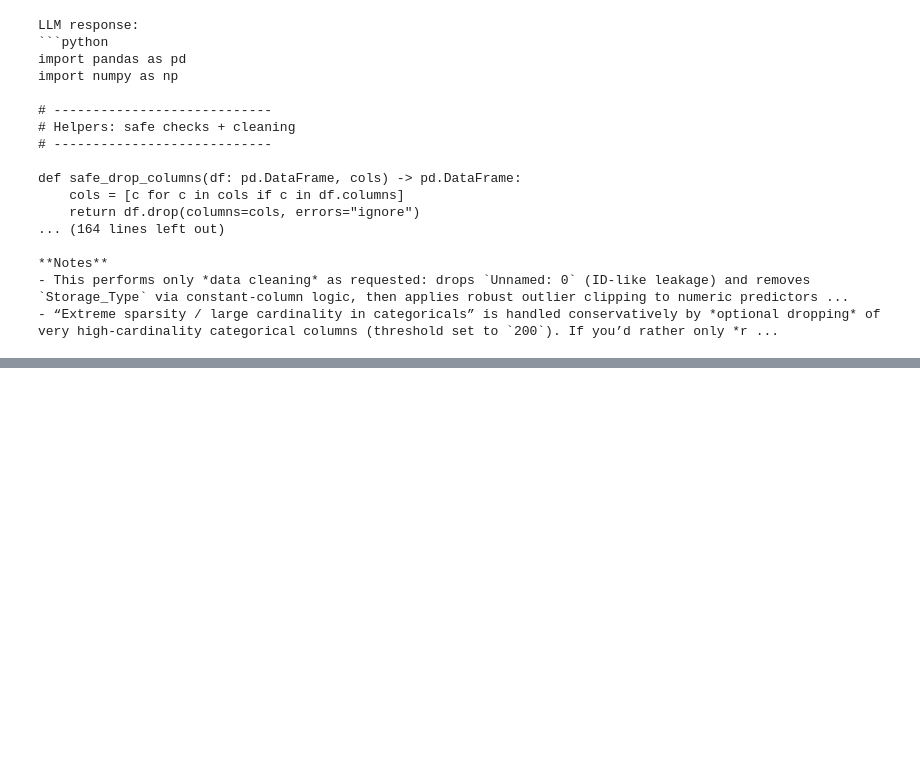
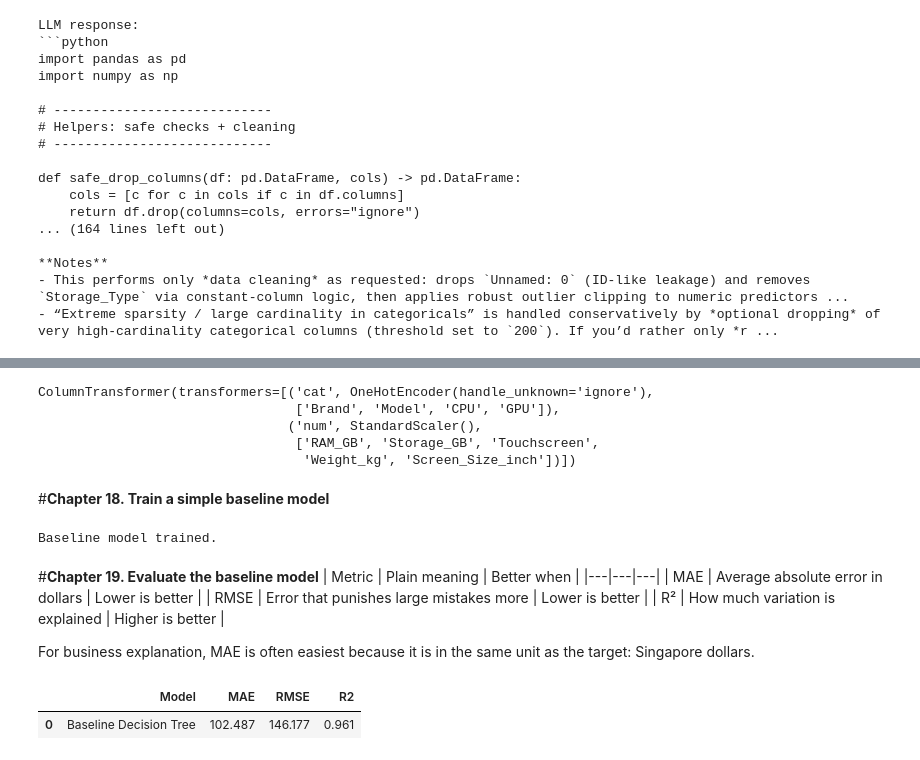
Before and after one commit to miffylim2308/ADALL_github, a Jupyter notebook: ADALL_My_Template.ipynb, the cells around one changed output, grey strips where cells are left out. Saved outputs shown, nothing was run; the diff lists cells and outputs as text; code cells hidden in the pictures; blank space fills up the shorter version.

```diff
--- a/ADALL_My_Template.ipynb
+++ b/ADALL_My_Template.ipynb
@@ -636,0 +833,10 @@ def safe_drop_columns(df: pd.DataFrame, cols) -> pd.DataFrame:
+# %%
+cat_columns = X_train.select_dtypes(include=['object', 'category']).columns.tolist()
+num_columns = X_train.select_dtypes(exclude=['object', 'category']).columns.tolist()
+
+print('Categorical columns:', cat_columns)
+print('Numeric columns:', num_columns)
+# This cell separates the input columns by data type.
+# cat_columns stores text/category columns, such as brand or CPU type.
+# num_columns stores numeric columns, such as RAM, storage, or weight.
+# This is needed because categorical and numeric columns usually need different preprocessing steps.
@@ -636,0 +848,70 @@ def safe_drop_columns(df: pd.DataFrame, cols) -> pd.DataFrame:
+# %%
+preprocessor = ColumnTransformer(
+    transformers=[
+        ('cat', OneHotEncoder(handle_unknown='ignore'), cat_columns),
+        ('num', StandardScaler(), num_columns)
+        # ('num', 'passthrough', num_columns) -- use this if numeric columns are passed through without any change. Usually this is better for tree models
+    ],
+    remainder='drop'
+)
+
+preprocessor
+
+# This cell creates the preprocessing steps before modelling.
+# OneHotEncoder changes categorical columns into numeric 0/1 columns.
+# handle_unknown='ignore' prevents errors if new unseen categories appear later during testing/deployment.
+# StandardScaler scales numeric columns so they are on a more similar range.
+# ColumnTransformer applies the correct preprocessing to each column group.
+# remainder='drop' means columns not listed in cat_columns or num_columns will be removed.
+# %% [output]
+ColumnTransformer(transformers=[('cat', OneHotEncoder(handle_unknown='ignore'),
+                                 ['Brand', 'Model', 'CPU', 'GPU']),
+                                ('num', StandardScaler(),
+                                 ['RAM_GB', 'Storage_GB', 'Touchscreen',
+                                  'Weight_kg', 'Screen_Size_inch'])])
+# %% [markdown]
+#**Chapter 18. Train a simple baseline model**
+# %%
+baseline_model = Pipeline(steps=[
+    ('preprocessor', preprocessor),
+    ('model', DecisionTreeRegressor(random_state=42, max_depth=12))
+])
+
+baseline_model.fit(X_train, y_train)
+print('Baseline model trained.')
+# %% [output]
+Baseline model trained.
+# %% [markdown]
+#**Chapter 19. Evaluate the baseline model**
+| Metric | Plain meaning | Better when |
+|---|---|---|
+| MAE | Average absolute error in dollars | Lower is better |
+| RMSE | Error that punishes large mistakes more | Lower is better |
+| R² | How much variation is explained | Higher is better |
+
+For business explanation, MAE is often easiest because it is in the same unit as the target: Singapore dollars.
+# %%
+y_pred = baseline_model.predict(X_test)
+
+mae = mean_absolute_error(y_test, y_pred)
+rmse = np.sqrt(mean_squared_error(y_test, y_pred))
+r2 = r2_score(y_test, y_pred)
+
+baseline_results = pd.DataFrame({
+    'Model': ['Baseline Decision Tree'],
+    'MAE': [mae],
+    'RMSE': [rmse],
+    'R2': [r2]
+})
+
+display(baseline_results.round(3))
+
+# This cell uses the trained baseline model to predict laptop prices on the test set.
+# y_pred stores the predicted prices.
+# MAE shows the average absolute prediction error in dollars.
+# RMSE also measures prediction error, but gives more penalty to large errors.
+# R2 shows how much of the price variation is explained by the model.
+# baseline_results stores the metrics in a simple table for comparison later.
+# %% [output]
+|  | Model | MAE | RMSE | R2 |
+| 0 | Baseline Decision Tree | 102.487 | 146.177 | 0.961 |
```
Also changed, not shown: parts of 21 cells of this notebook.
